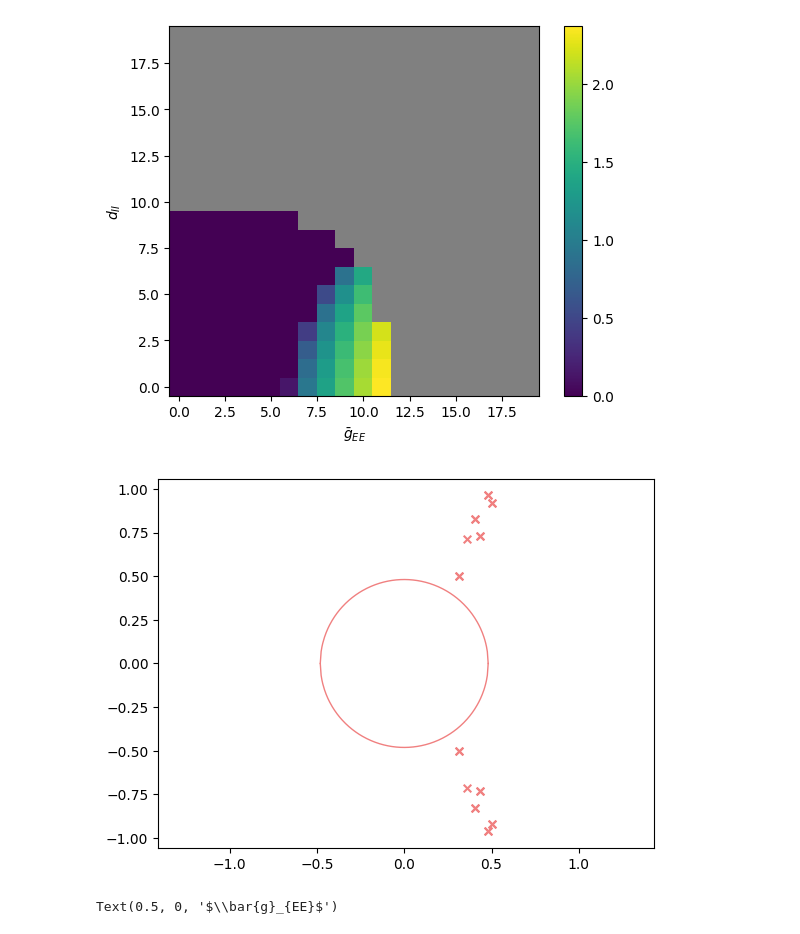
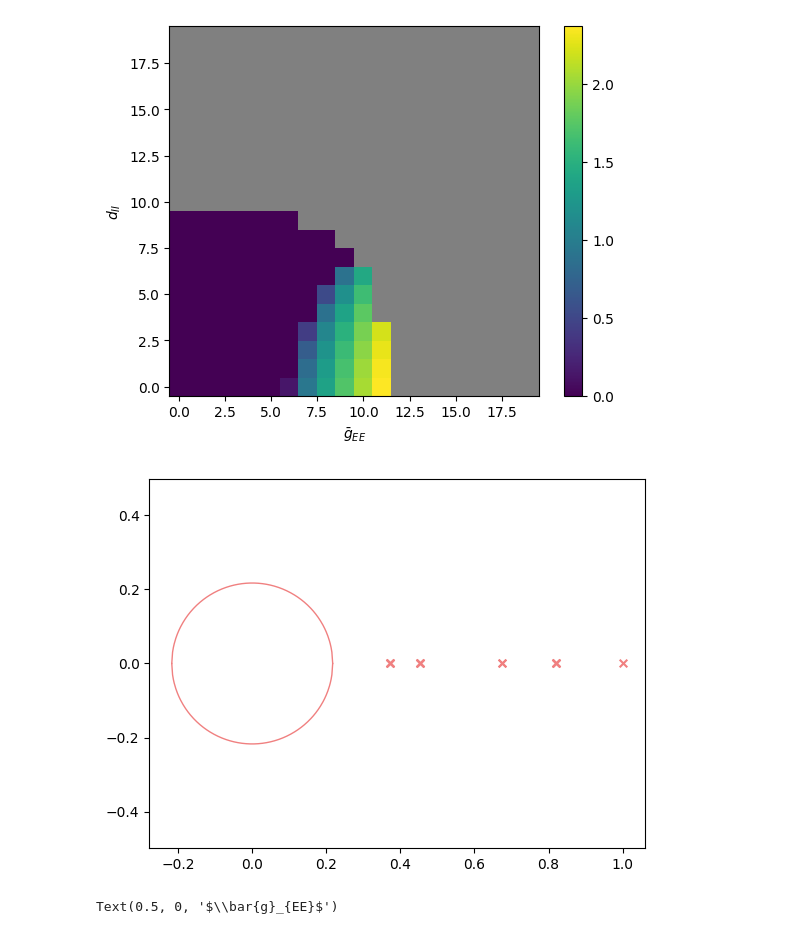
Before and after one commit to huang-yh20/spatial-linear-project, a Jupyter notebook: code/phase/try_phase.ipynb, the cells around one changed output. Cells and saved outputs as stored; diff of their text form; code cells hidden in the pictures.

Commit message:
artfigs plot debug

```diff
--- a/code/phase/try_phase.ipynb
+++ b/code/phase/try_phase.ipynb
@@ -367,9 +367,9 @@ Text(0.5, 0, '$\\bar{g}_{EE}$')
 [figure]
 # %%
 p_net = generate_params_dyn_wave_new(0)
-temp_plot_pred(p_net, dim=1)
+temp_plot_pred(p_net, dim=2)
 # %% [output]
-[figure, old version]
+[figure, new version]
 # %%
 trail_num = 20
 
```
Also changed, not shown: 5 other files.
